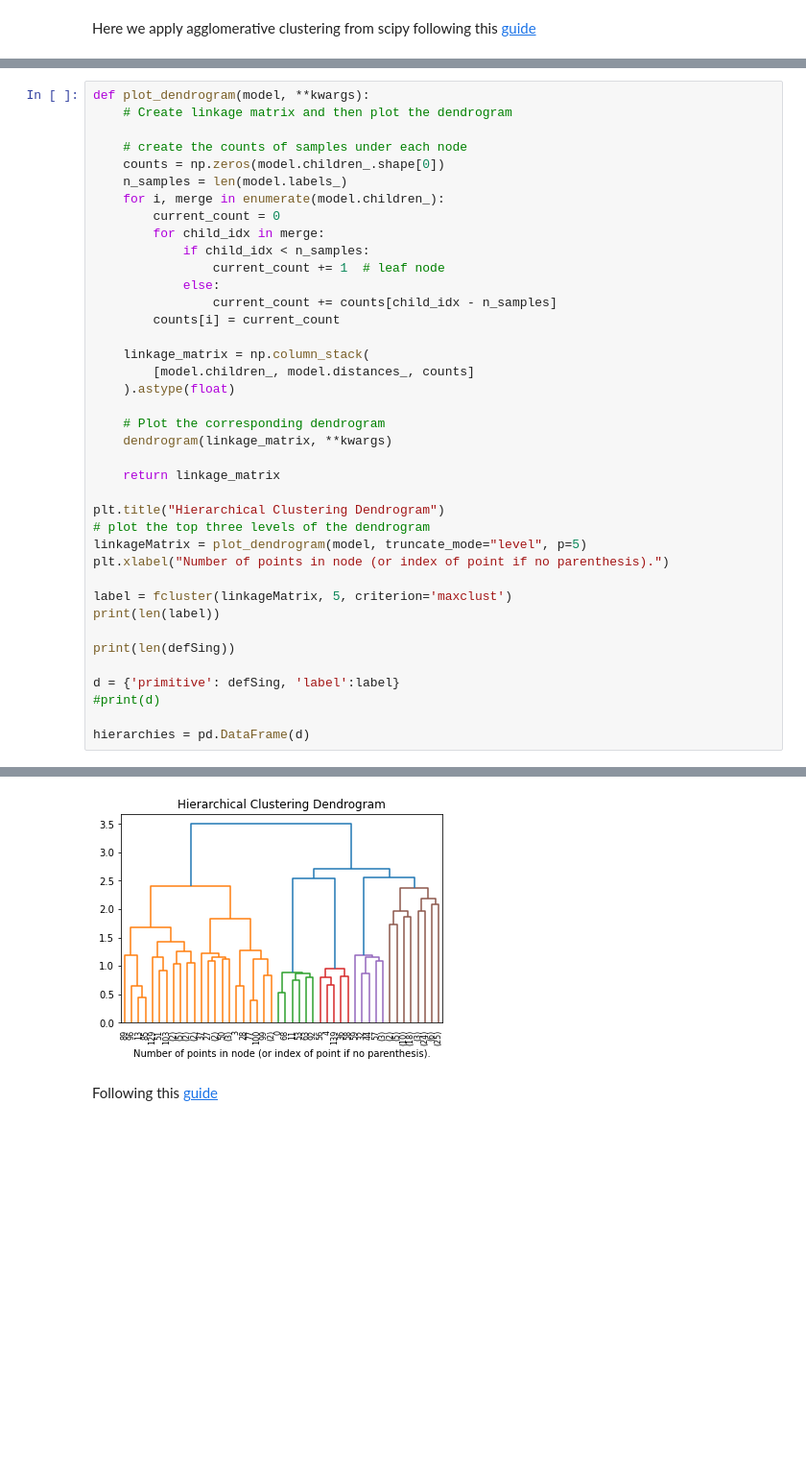
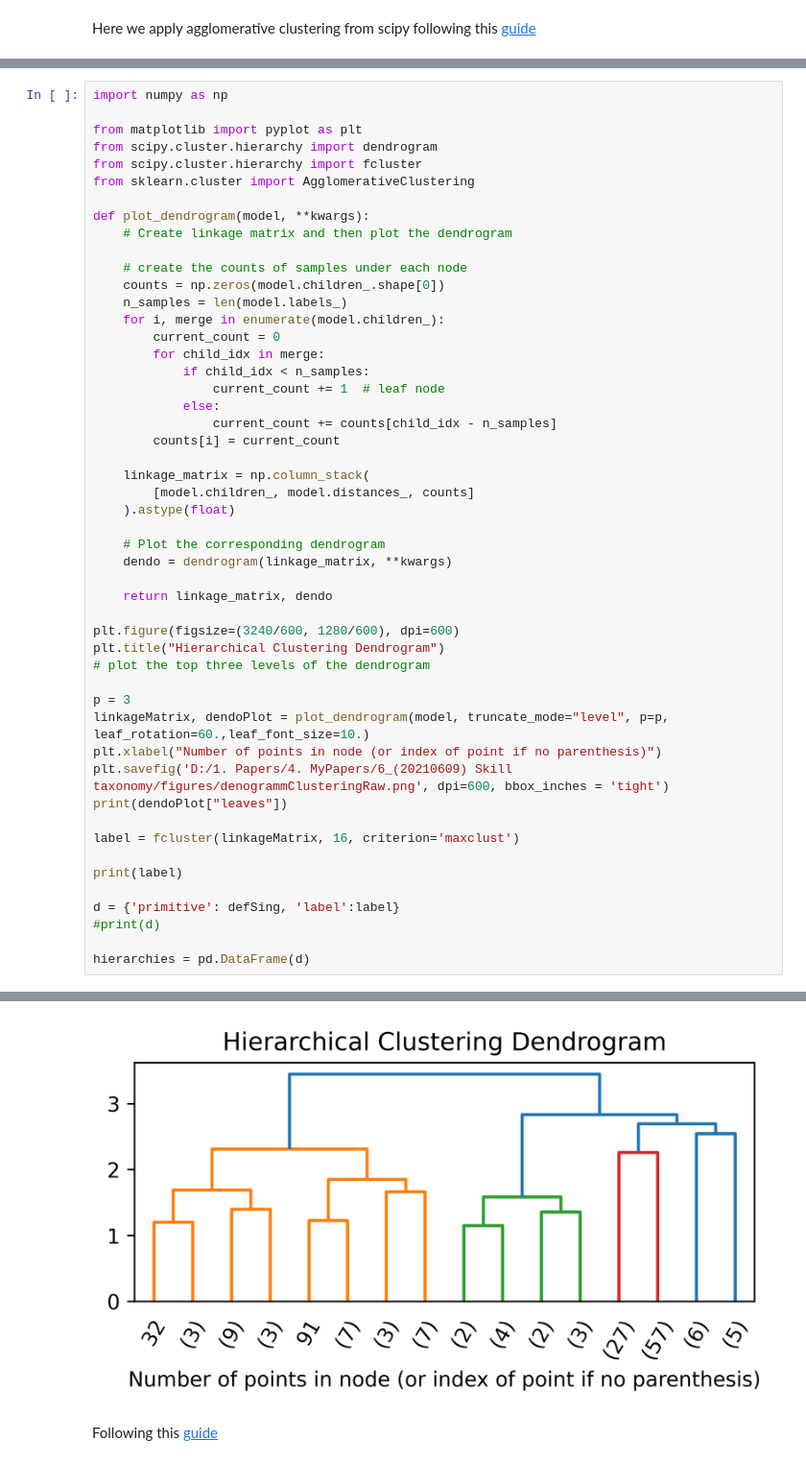
Before and after one commit to teiband/industrial-skill-review, a Jupyter notebook: src/FaissSearch/faissSearch.ipynb, the cells around one changed output, grey strips where cells are left out. Shown at 96% size. Drawn from its saved outputs; the diff is of its cells as text; blank space fills up the shorter version.

Commit message:
first steps of the naming with clustering

```diff
--- a/src/FaissSearch/faissSearch.ipynb
+++ b/src/FaissSearch/faissSearch.ipynb
@@ -167,4 +167,11 @@ print(len(dataset))
 # %%
+import numpy as np
+
+from matplotlib import pyplot as plt
+from scipy.cluster.hierarchy import dendrogram
+from scipy.cluster.hierarchy import fcluster
+from sklearn.cluster import AgglomerativeClustering
+
 def plot_dendrogram(model, **kwargs):
     # Create linkage matrix and then plot the dendrogram
 
@@ -185,19 +192,23 @@ def plot_dendrogram(model, **kwargs):
     ).astype(float)
 
     # Plot the corresponding dendrogram
-    dendrogram(linkage_matrix, **kwargs)
+    dendo = dendrogram(linkage_matrix, **kwargs)
 
-    return linkage_matrix
+    return linkage_matrix, dendo
 
+plt.figure(figsize=(3240/600, 1280/600), dpi=600)
 plt.title("Hierarchical Clustering Dendrogram")
 # plot the top three levels of the dendrogram
-linkageMatrix = plot_dendrogram(model, truncate_mode="level", p=5)
-plt.xlabel("Number of points in node (or index of point if no parenthesis).")
 
-label = fcluster(linkageMatrix, 5, criterion='maxclust')
-print(len(label))
+p = 3
+linkageMatrix, dendoPlot = plot_dendrogram(model, truncate_mode="level", p=p, leaf_rotation=60.,leaf_font_size=10.)
+plt.xlabel("Number of points in node (or index of point if no parenthesis)")
+plt.savefig('D:/1. Papers/4. MyPapers/6_(20210609) Skill taxonomy/figures/denogrammClusteringRaw.png', dpi=600, bbox_inches = 'tight')
+print(dendoPlot["leaves"])
 
-print(len(defSing))
+label = fcluster(linkageMatrix, 16, criterion='maxclust')
+
+print(label)
 
 d = {'primitive': defSing, 'label':label}
 #print(d)
@@ -209,4 +219,4 @@ hierarchies = pd.DataFrame(d)
-[figure, old version]
+[figure, new version]
 # %% [markdown]
 Following this [guide](https://towardsdatascience.com/keyword-extraction-with-bert-724efca412ea)
 # %%
```
Also changed, not shown: parts of 8 cells of this notebook, 1 other file.
